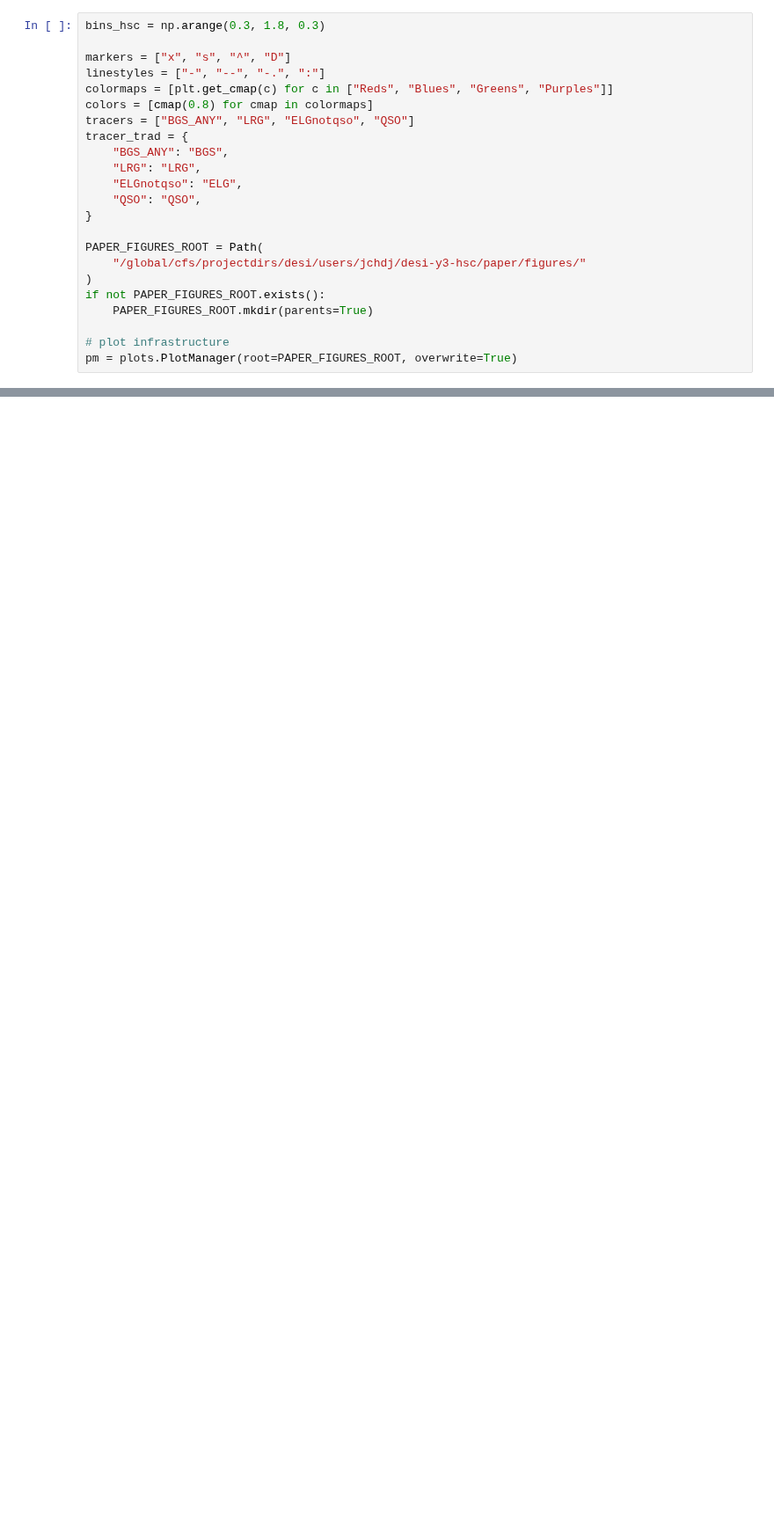
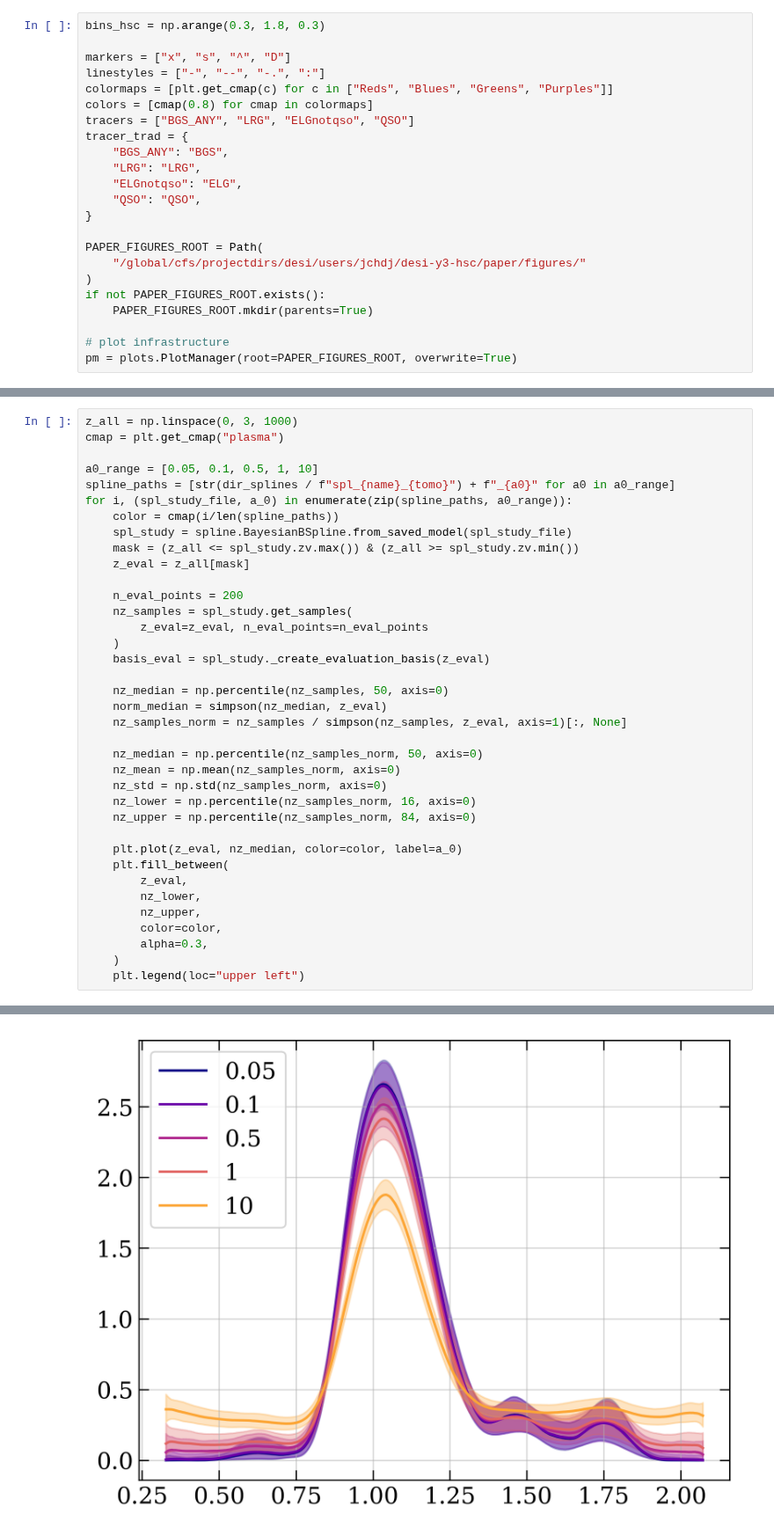
Before and after one commit to JeanCHDJdev/desi-y3-hsc, a Jupyter notebook: src/statistics/nb/nz_splines.ipynb, the cells around one changed output, grey strips where cells are left out. Shown at 88% size. Cells and saved outputs as stored; diff of their text form; blank space fills up the shorter version.

```diff
--- a/src/statistics/nb/nz_splines.ipynb
+++ b/src/statistics/nb/nz_splines.ipynb
@@ -71,0 +142,38 @@ plt.axhline(0, color="black", linestyle="--")
+# %%
+z_all = np.linspace(0, 3, 1000)
+cmap = plt.get_cmap("plasma")
+
+a0_range = [0.05, 0.1, 0.5, 1, 10]
+spline_paths = [str(dir_splines / f"spl_{name}_{tomo}") + f"_{a0}" for a0 in a0_range]
+for i, (spl_study_file, a_0) in enumerate(zip(spline_paths, a0_range)):
+    color = cmap(i/len(spline_paths))
+    spl_study = spline.BayesianBSpline.from_saved_model(spl_study_file)
+    mask = (z_all <= spl_study.zv.max()) & (z_all >= spl_study.zv.min())
+    z_eval = z_all[mask]
+
+    n_eval_points = 200
+    nz_samples = spl_study.get_samples(
+        z_eval=z_eval, n_eval_points=n_eval_points
+    )
+    basis_eval = spl_study._create_evaluation_basis(z_eval)
+
+    nz_median = np.percentile(nz_samples, 50, axis=0)
+    norm_median = simpson(nz_median, z_eval)
+    nz_samples_norm = nz_samples / simpson(nz_samples, z_eval, axis=1)[:, None]
+
+    nz_median = np.percentile(nz_samples_norm, 50, axis=0)
+    nz_mean = np.mean(nz_samples_norm, axis=0)
+    nz_std = np.std(nz_samples_norm, axis=0)
+    nz_lower = np.percentile(nz_samples_norm, 16, axis=0)
+    nz_upper = np.percentile(nz_samples_norm, 84, axis=0)
+
+    plt.plot(z_eval, nz_median, color=color, label=a_0)
+    plt.fill_between(
+        z_eval,
+        nz_lower,
+        nz_upper,
+        color=color,
+        alpha=0.3,
+    )
+    plt.legend(loc="upper left")
+# %% [output]
@@ -72,3 +197,4 @@ plt.axhline(0, color="black", linestyle="--")
+[figure, added]
 # %%
 importlib.reload(spline)
 for sc in [[0.3, 3], [1, 5]]:
```
Also changed, not shown: parts of 4 cells of this notebook, 6 other files.
